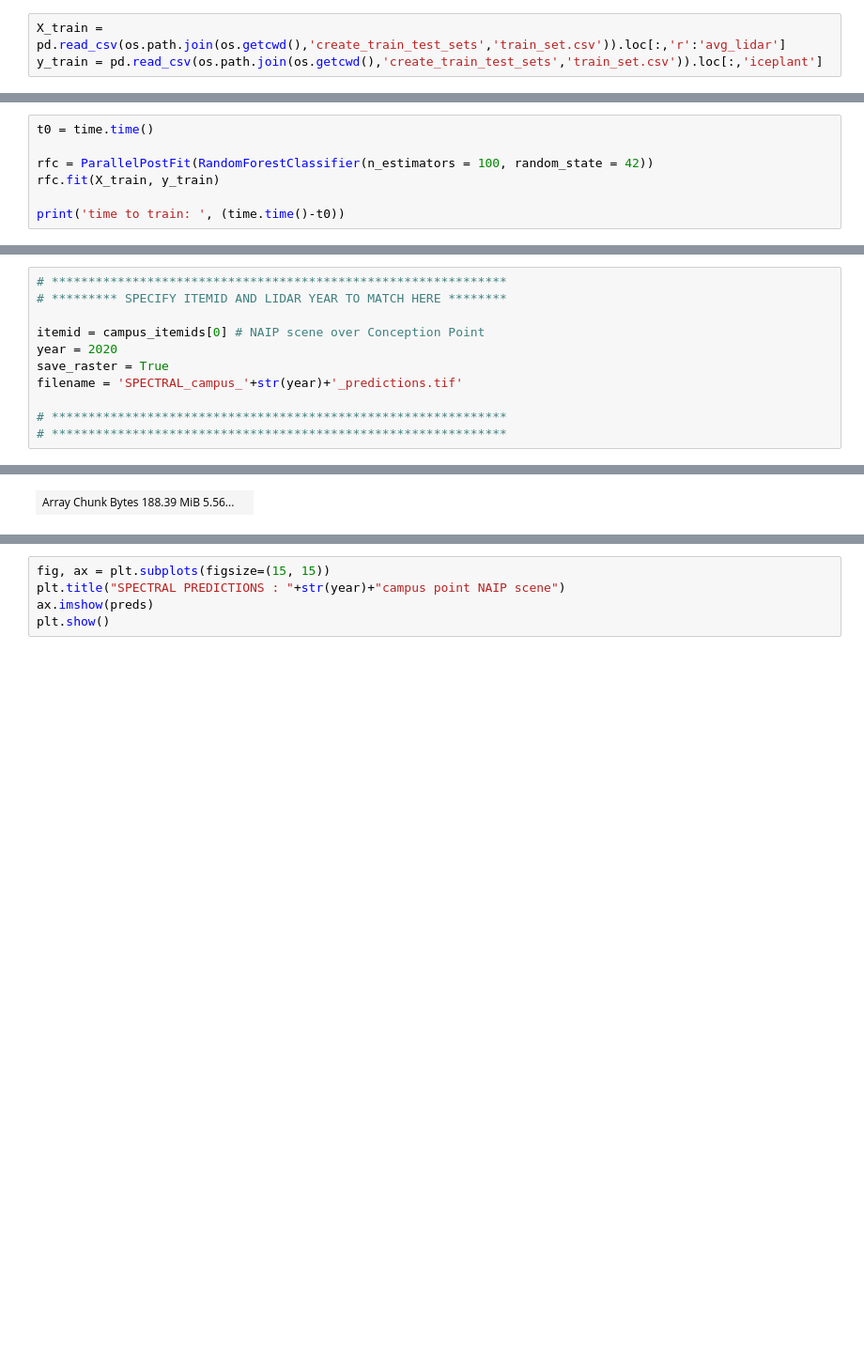
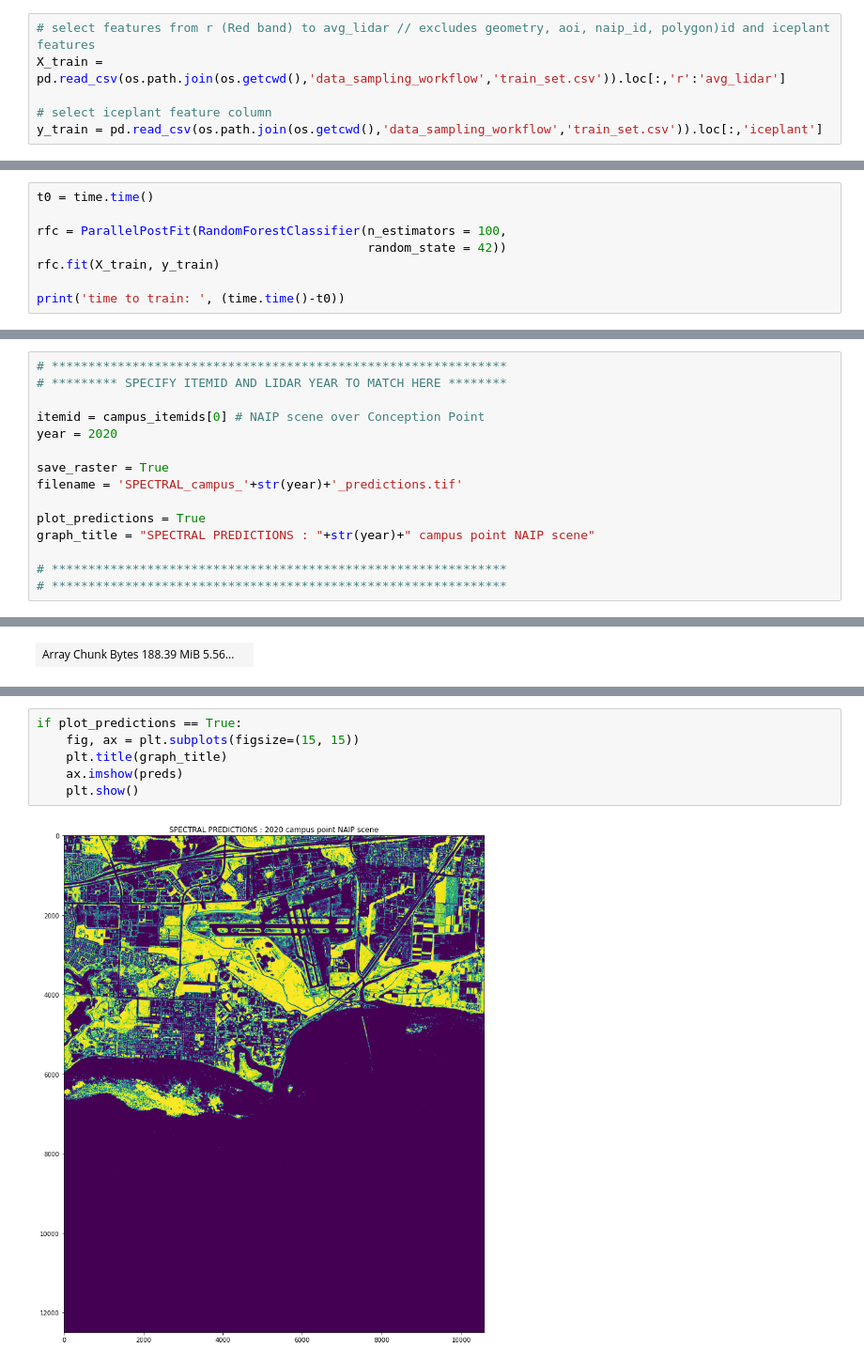
Before and after one commit to NCEAS/msai4earth-esa, a Jupyter notebook: iceplant_detection/TRIALS_8_all_years_all_aois.ipynb, the cells around one changed output, grey strips where cells are left out. Shown at 94% size. Cells and saved outputs as stored; diff of their text form; blank space fills up the shorter version.

```diff
--- a/iceplant_detection/TRIALS_8_all_years_all_aois.ipynb
+++ b/iceplant_detection/TRIALS_8_all_years_all_aois.ipynb
@@ -29,6 +29,9 @@ t_alpha = time.time()
 # %% [markdown]
 # Import train/test sets
 # %%
-X_train = pd.read_csv(os.path.join(os.getcwd(),'create_train_test_sets','train_set.csv')).loc[:,'r':'avg_lidar']
-y_train = pd.read_csv(os.path.join(os.getcwd(),'create_train_test_sets','train_set.csv')).loc[:,'iceplant']
+# select features from r (Red band) to avg_lidar // excludes geometry, aoi, naip_id, polygon)id and iceplant features
+X_train = pd.read_csv(os.path.join(os.getcwd(),'data_sampling_workflow','train_set.csv')).loc[:,'r':'avg_lidar']
+
+# select iceplant feature column
+y_train = pd.read_csv(os.path.join(os.getcwd(),'data_sampling_workflow','train_set.csv')).loc[:,'iceplant']
 # %%
@@ -52,7 +56,8 @@ iceplant
 # %%
 t0 = time.time()
 
-rfc = ParallelPostFit(RandomForestClassifier(n_estimators = 100, random_state = 42))
+rfc = ParallelPostFit(RandomForestClassifier(n_estimators = 100,
+                                             random_state = 42))
 rfc.fit(X_train, y_train)
 
 print('time to train: ', (time.time()-t0))
@@ -72,9 +77,13 @@ campus_itemids = ['ca_m_3411934_sw_11_060_20200521',
 
 itemid = campus_itemids[0] # NAIP scene over Conception Point
 year = 2020
+
 save_raster = True
 filename = 'SPECTRAL_campus_'+str(year)+'_predictions.tif'
 
+plot_predictions = True
+graph_title = "SPECTRAL PREDICTIONS : "+str(year)+" campus point NAIP scene"
+
 # **************************************************************
 # **************************************************************
 # %% [markdown]
@@ -170,5 +160,8 @@ with warnings.catch_warnings():
 # %%
-fig, ax = plt.subplots(figsize=(15, 15))
-plt.title("SPECTRAL PREDICTIONS : "+str(year)+"campus point NAIP scene")
-ax.imshow(preds)
-plt.show()
+if plot_predictions == True:
+    fig, ax = plt.subplots(figsize=(15, 15))
+    plt.title(graph_title)
+    ax.imshow(preds)
+    plt.show()
+# %% [output]
+[figure, added]
```
Also changed, not shown: parts of 16 cells of this notebook.
